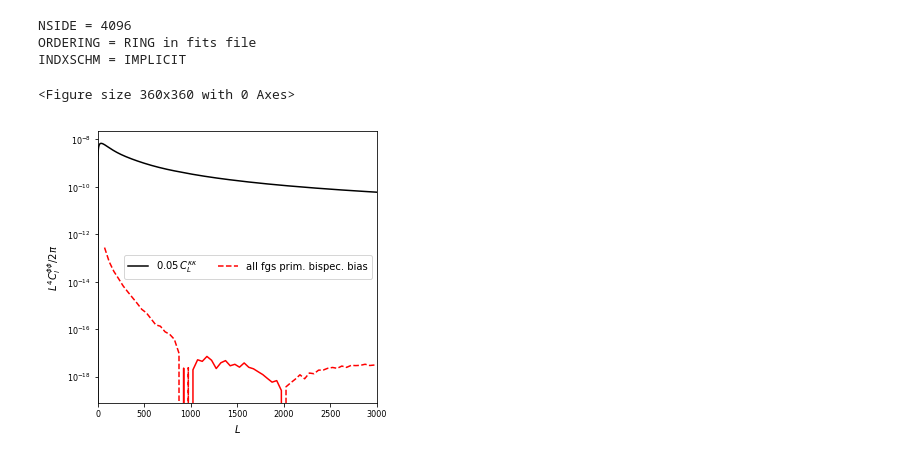
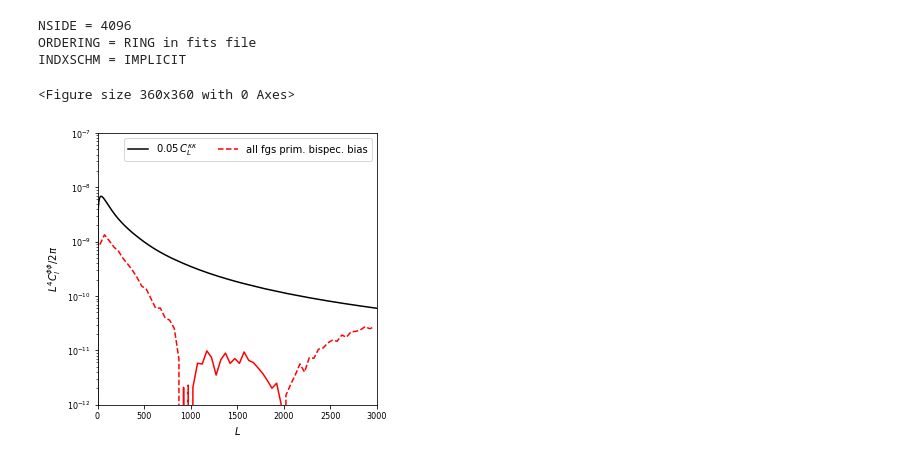
Before and after one commit to abaleato/CosmoBLENDER, a Jupyter notebook: Measurements_on_websky.ipynb, the cells around one changed output. Cells and saved outputs as stored; diff of their text form; code cells hidden in the pictures.

Commit message:
bugfix: removed one too many kappa-phi conversions from websky calc of mixed prim bispec bias

```diff
--- a/Measurements_on_websky.ipynb
+++ b/Measurements_on_websky.ipynb
@@ -797,40 +798,40 @@ ells = np.arange(3000 + 1)
 cl_unl     = ql.spec.get_camb_scalcl(lmax=3000)
 cl_len     = ql.spec.get_camb_lensedcl(lmax=3000)
 
-
 kappa_to_phi_conversion = np.nan_to_num(1 / (0.5 * ells * (ells + 1)))
-scaling = ells ** 4 / (2 * np.pi) * kappa_to_phi_conversion ** 2
+scaling = ells ** 4 / (2 * np.pi) * kappa_to_phi_conversion # One factor of kappa_to_phi_conversion, because the cross involves the true kappa
 
 # Get the binned ells
-ells = uniformly_bin_spectrum(true_x_allfgsrec, bin_width, return_ells=True)[1]
+ells = uniformly_bin_spectrum(true_x_mixedfgrec, bin_width, return_ells=True)[1]
 # PLOT
 plt.figure(figsize=(5, 5))
 
 plt.semilogy(cl_unl.ls, 0.05 * cl_unl.ls ** 4 * cl_unl.clpp / (2 * np.pi), 'k', label=r'$0.05\,C_L^{\kappa \kappa}$')
 #plt.semilogy(ells, uniformly_bin_spectrum(0.05 * scaling * cmbrec_x_cmbrec, bin_width), label='0.05*cmbrec_x_cmbrec', color='brown')
 #plt.semilogy(ells, uniformly_bin_spectrum(0.05 * scaling * true_x_cmbrec, bin_width), label=r'$0.05\, \kappa \times \hat{\kappa}$', color='gray')
 #plt.semilogy(ells, uniformly_bin_spectrum(0.05 * scaling * true_x_true, bin_width), label='0.05*true_x_true', color='green')
 
 #plt.semilogy(ells, ells, color='w', label=' ')
 #plt.semilogy(ells, uniformly_bin_spectrum(scaling * (fgonlyrec_x_fgonlyrec - nlpp_TT_fullsky), bin_width), label='{} trispec. bias'.format(which_bias), color='b')
-plt.semilogy(ells, uniformly_bin_spectrum(- 2 * scaling * true_x_mixedfgrec, bin_width), label='{} prim. bispec. bias'.format('all fgs'), color='r', ls='--')
-plt.semilogy(ells, uniformly_bin_spectrum(2 * scaling * true_x_mixedfgrec, bin_width), color='r')
+# Factor of 2 for I-y permutation, and another for the fact that it's a cross- appearing within an auto-spectrum
+plt.semilogy(ells, uniformly_bin_spectrum(- 2 * 2 * scaling * true_x_mixedfgrec, bin_width), label='{} prim. bispec. bias'.format('all fgs'), color='r', ls='--')
+plt.semilogy(ells, uniformly_bin_spectrum(2 * 2 * scaling * true_x_mixedfgrec, bin_width), color='r')
 
 #plt.semilogy(ells, uniformly_bin_spectrum(-4 * scaling * mixedrec_x_mixedrec, bin_width), color='orange', ls='--')
 #plt.semilogy(ells, uniformly_bin_spectrum(4 * scaling * mixedrec_x_mixedrec, bin_width), label='{} second. bispec. bias'.format(which_bias), color='orange')
 
 plt.xlabel(r'$L$')
 plt.ylabel(r'$L^4 C_l^{\phi\phi}/ 2 \pi$')
 plt.xlim([2, 3000])
-#plt.ylim([1e-11, 1e-7])
+plt.ylim([1e-12, 1e-7])
 plt.legend(ncol=2, columnspacing=2)
 
 ax = plt.gca()
 ax.tick_params(axis='both', which='major', labelsize=8)
 ax.tick_params(axis='both', which='minor', labelsize=8)
 
 #thesis_dir = '/Users/antonbaleatolizancos/Desktop/THESIS/phd_thesis/Chapter4/plots_lensing_rec_biases/'
 #plt.savefig(thesis_dir+'{}_biases_on_websky_lmax{}.pdf'.format(which_bias, lmax), bbox_inches='tight')
 # %% [output]
 <Figure size 360x360 with 0 Axes>
-[figure, old version]
+[figure, new version]
```
Also changed, not shown: parts of 2 cells of this notebook.
